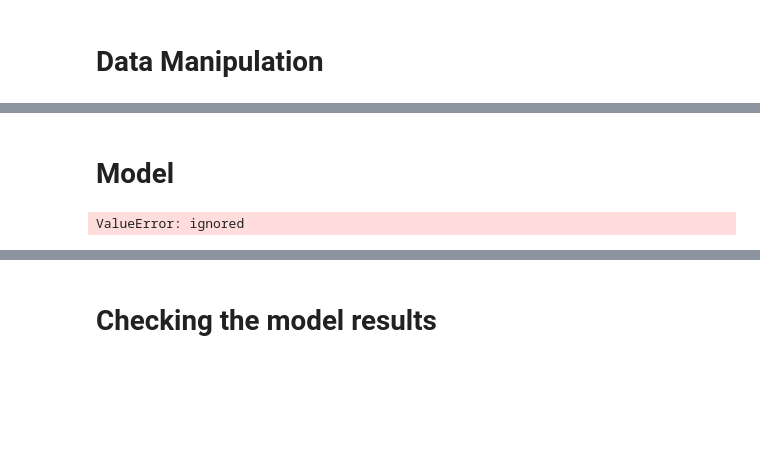
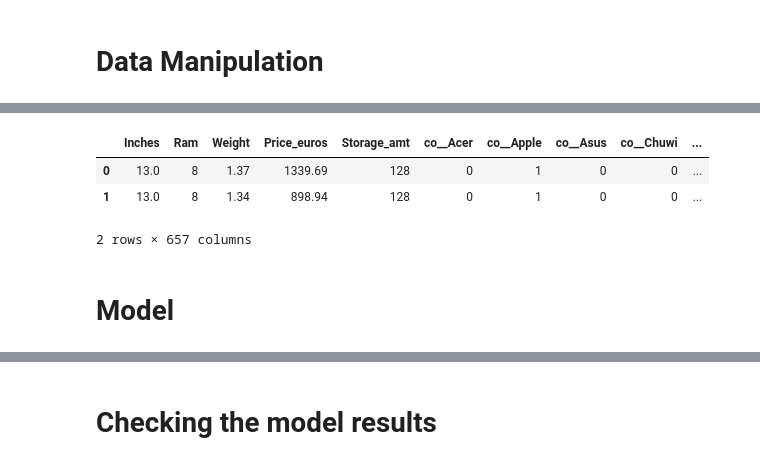
Before and after one commit to DanielKorenDataScience/RegressionProject, a Jupyter notebook: Regression Project.ipynb, the cells around one changed output, grey strips where cells are left out. Drawn from its saved outputs; the diff is of its cells as text; code cells hidden in the pictures; blank space fills up the shorter version.

```diff
--- a/Regression Project.ipynb
+++ b/Regression Project.ipynb
@@ -245,2 +286,33 @@ df.drop('laptop_ID', axis=1)
+# %%
+#df_Company
+#df_Product
+#df_TypName
+#df.Inches
+
+#df.Cpu_speed
+#df.Cpu_brand
+#df.Cpu_model
+
+#df.Ram
+#Storage_amt
+
+#df.Memory
+
+#df_os
+#df.Weight
+
+df_model = pd.merge(df[['Inches', 'Ram', 'Weight', 'Price_euros', 'Storage_amt']], df_Company, left_index=True, right_index=True)
+df_model = pd.merge(df_model, df_Product, left_index=True, right_index=True)
+df_model = pd.merge(df_model, df_TypName, left_index=True, right_index=True)
+df_model = pd.merge(df_model, df_os, left_index=True, right_index=True)
+
+#df.drop(['Company', 'Product', 'TypeName', 'ScreenResolution', 'Cpu', 'Memory', 'Gpu', 'OpSys'], axis=1, inplace=True)
+
+df_model.head(2)
+# %% [output]
+|  | Inches | Ram | Weight | Price_euros | Storage_amt | co__Acer | co__Apple | co__Asus | co__Chuwi | ... |
+| 0 | 13.0 | 8 | 1.37 | 1339.69 | 128 | 0 | 1 | 0 | 0 | ... |
+| 1 | 13.0 | 8 | 1.34 | 898.94 | 128 | 0 | 1 | 0 | 0 | ... |
+2 rows × 657 columns
 # %% [markdown]
 # **Model**
@@ -251,8 +319,3 @@ from sklearn.datasets import make_classification
 # %%
-X = df.drop('Price_euros', axis=1)
-y = df['Price_euros']
-
-model = RandomForestClassifier()
-model.fit(X, y)
+X = df_model.drop('Price_euros', axis=1)
+y = df_model['Price_euros']
-# %% [output]
-ValueError: ignored
```
Also changed, not shown: parts of 23 cells of this notebook.
